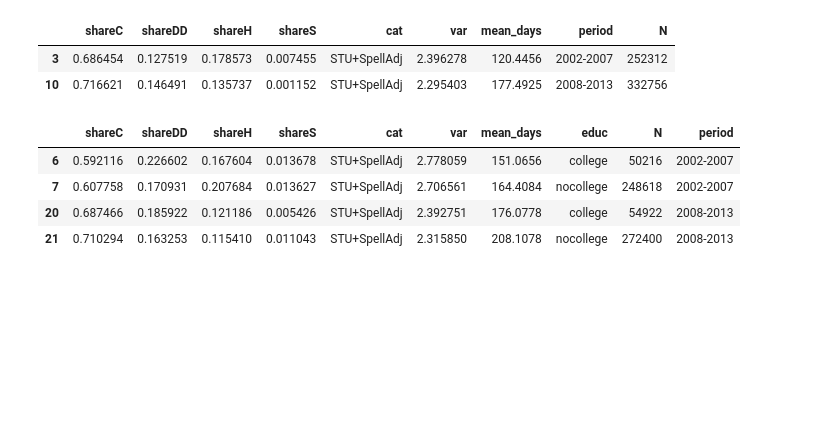
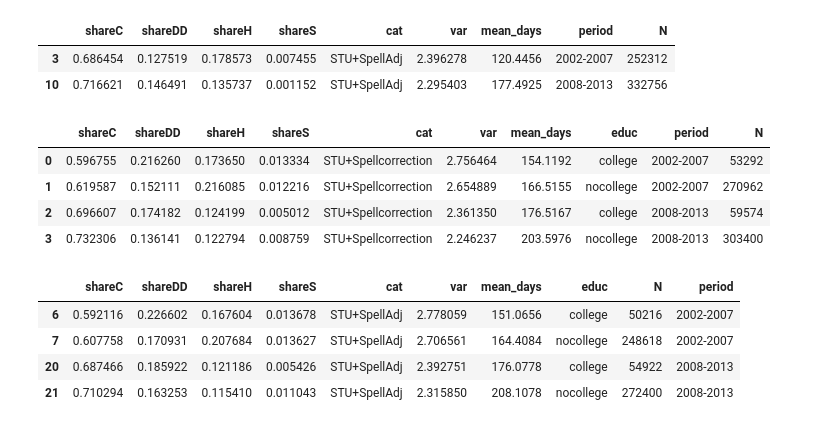
Before and after one commit to crisla/UVD_ABS_code, a Jupyter notebook: tables_and_plots.ipynb, the cells around one changed output. Saved outputs shown, nothing was run; the diff lists cells and outputs as text; code cells hidden in the pictures; blank space fills up the shorter version.

```diff
--- a/tables_and_plots.ipynb
+++ b/tables_and_plots.ipynb
@@ -601,15 +672,22 @@ short_tab[short_tab.cat=='STU+SpellAdj']
 # %%
 table_raw, names, column_names, noobs = read_results('results/BC_educ.log')
 
 names_latex = names
 var_names, educ_names = format_column_names(column_names)
 data_names = np.array(educ_names)
 AllTab = pd.DataFrame(table_raw[1:,:].T, index=names_latex, columns=var_names)
 short_tab = format_very_short(AllTab)
 short_tab['educ'] = data_names[:,1]
 short_tab['period'] = data_names[:,0]
 short_tab['N'] = noobs
 short_tab.round(3).to_stata('results/results_BC_educ.dta')
+short_tab
+# %% [output]
+|  | shareC | shareDD | shareH | shareS | cat | var | mean_days | educ | period | N |
+| 0 | 0.596755 | 0.216260 | 0.173650 | 0.013334 | STU+Spellcorrection | 2.756464 | 154.1192 | college | 2002-2007 | 53292 |
+| 1 | 0.619587 | 0.152111 | 0.216085 | 0.012216 | STU+Spellcorrection | 2.654889 | 166.5155 | nocollege | 2002-2007 | 270962 |
+| 2 | 0.696607 | 0.174182 | 0.124199 | 0.005012 | STU+Spellcorrection | 2.361350 | 176.5167 | college | 2008-2013 | 59574 |
+| 3 | 0.732306 | 0.136141 | 0.122794 | 0.008759 | STU+Spellcorrection | 2.246237 | 203.5976 | nocollege | 2008-2013 | 303400 |
 # %%
 table_raw, names, column_names, noobs = read_results('results/BC_educ_noA.log')
 
```
Also changed, not shown: parts of 8 cells of this notebook, 13 other files.
